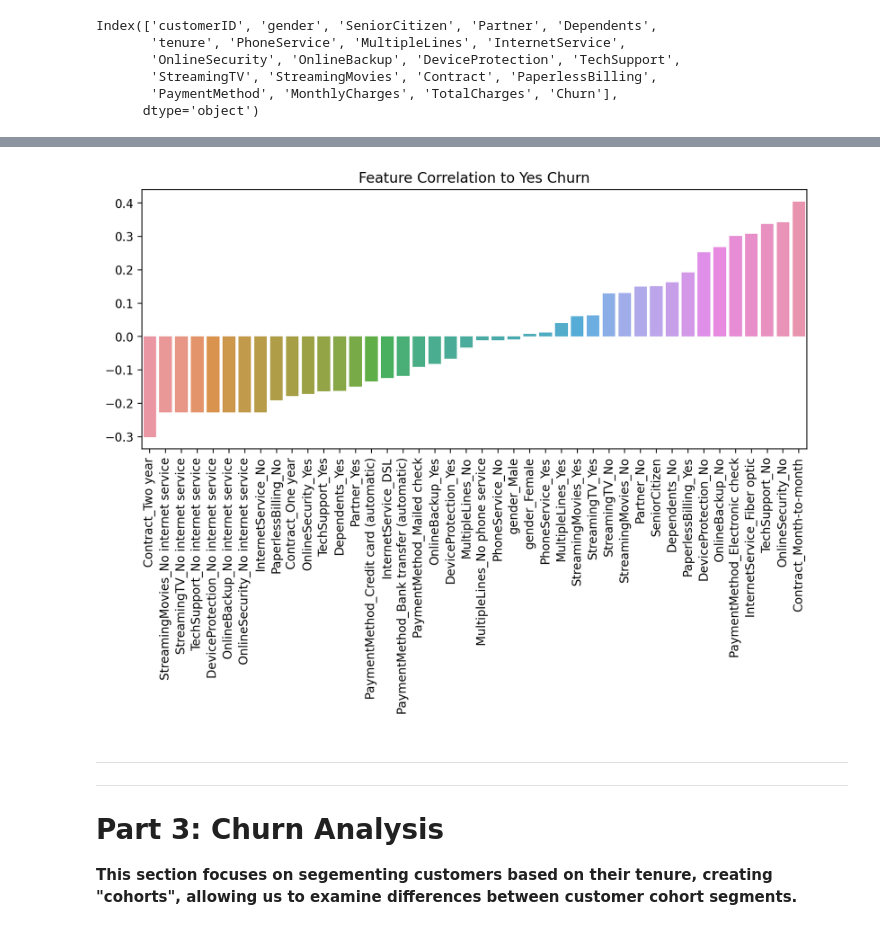
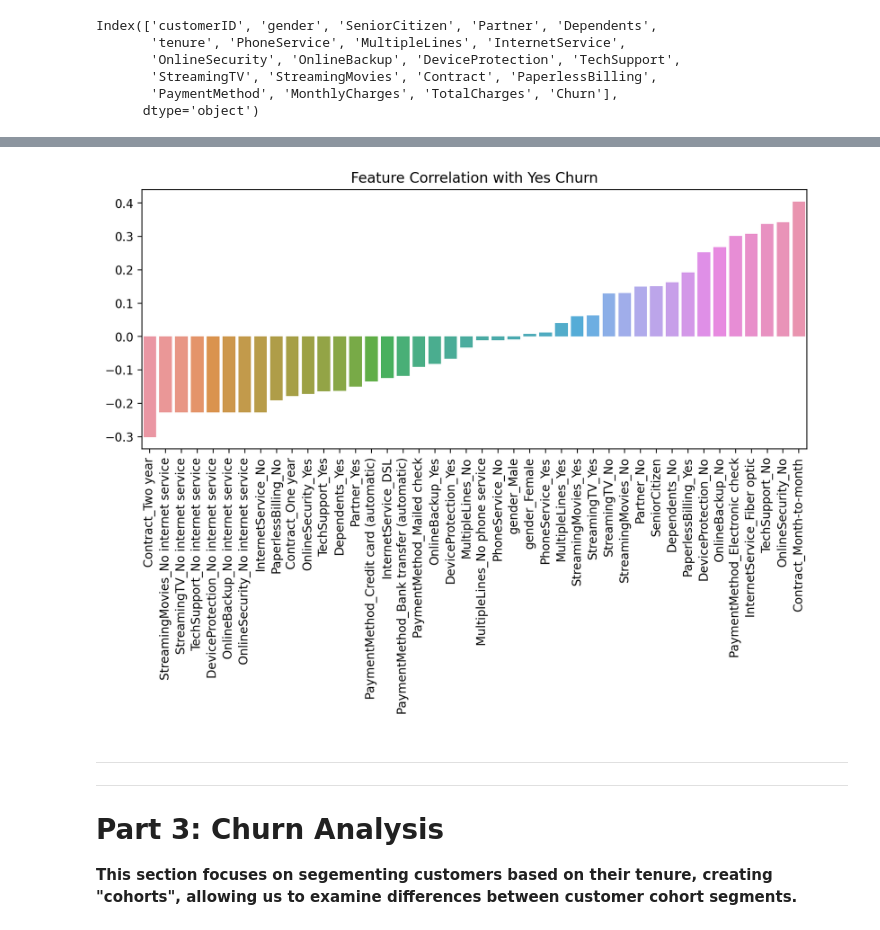
Before and after one commit to Aliya-Alim/TelcoChurnAnalysis, a Jupyter notebook: 01-Sup-Learning-Capstone-Tree-Methods-SOLNs.ipynb, the cells around one changed output, grey strips where cells are left out. Saved outputs shown, nothing was run; the diff lists cells and outputs as text; code cells hidden in the pictures.

```diff
--- a/01-Sup-Learning-Capstone-Tree-Methods-SOLNs.ipynb
+++ b/01-Sup-Learning-Capstone-Tree-Methods-SOLNs.ipynb
@@ -155,10 +155,10 @@ Name: Churn_Yes, dtype: float64
 # %%
 plt.figure(figsize=(10,4),dpi=200)
 sns.barplot(x=corr_df['Churn_Yes'].sort_values().iloc[1:-1].index,y=corr_df['Churn_Yes'].sort_values().iloc[1:-1].values)
-plt.title("Feature Correlation to Yes Churn")
+plt.title("Feature Correlation with Yes Churn")
 plt.xticks(rotation=90);
 # %% [output]
-[figure, old version]
+[figure, new version]
 # %% [markdown]
 ---
 ---
```
Also changed, not shown: parts of 3 cells of this notebook.
